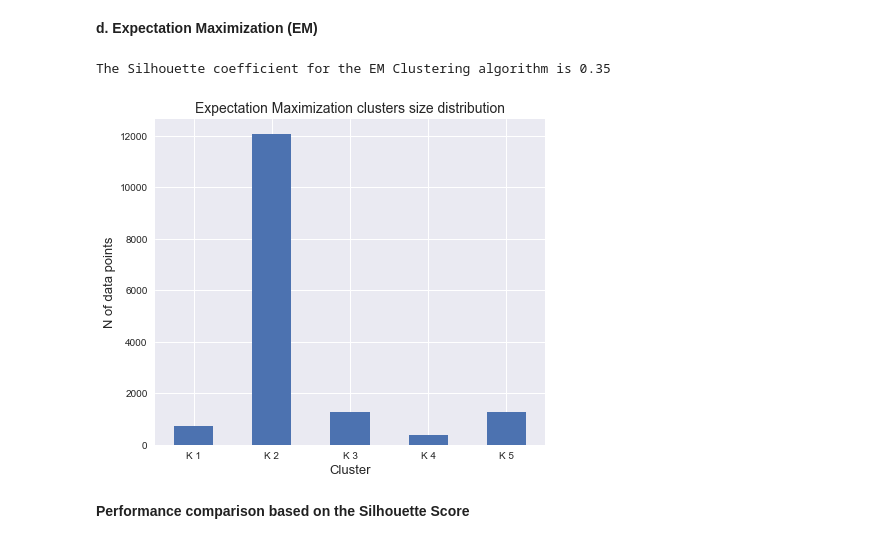
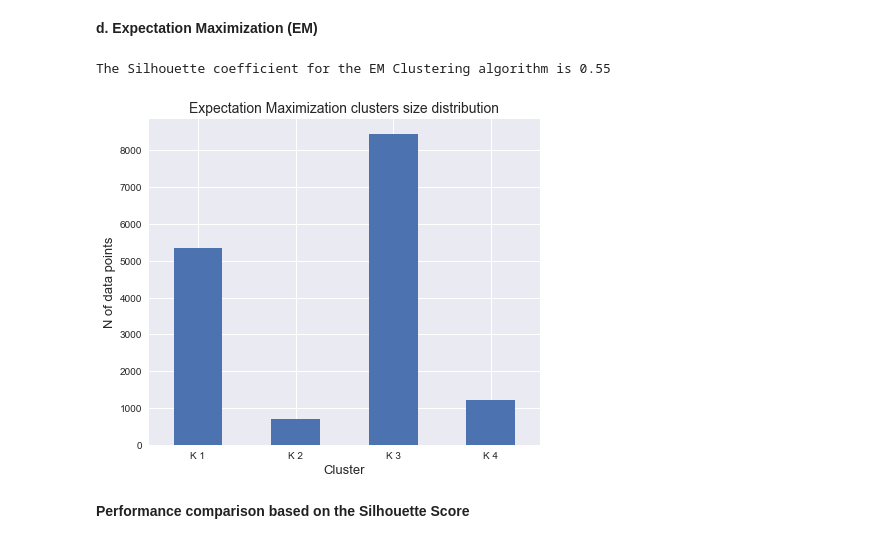
Before and after one commit to jvrnuno/Hotel_Customer_Segmentation, a Jupyter notebook: notebooks/4_Modeling.ipynb, the cells around one changed output. Cells and saved outputs as stored; diff of their text form; code cells hidden in the pictures.

```diff
--- a/notebooks/4_Modeling.ipynb
+++ b/notebooks/4_Modeling.ipynb
@@ -91,8 +91,8 @@ It seems that the optimal number of components to which we can reduce our datase
 # %%
-# Initializes PCA with the 6 components
+# Initializes PCA with the 3 components
 
-pca = PCA(n_components=6)
-x_6cols = pca.fit_transform(x_cols)
+pca = PCA(n_components=3)
+x_3cols = pca.fit_transform(x_cols)
 # %% [markdown]
 ---
 ## 4.3. Modeling with K-Means Clustering
@@ -269,9 +269,9 @@ In this section four different clustering algorithms are tested and compared wit
 __a. Agglomerative Hierarchical Clustering__
 # %%
 # Initializes and predicts labels
-ac_labels = AgglomerativeClustering(n_clusters=5, linkage='average').fit_predict(x_6cols)
+ac_labels = AgglomerativeClustering(n_clusters=4, linkage='ward').fit_predict(x_3cols)
 # Calculates average silhouette coefficient
-silhouette_ac = silhouette_score(x_6cols, ac_labels)
+silhouette_ac = silhouette_score(x_3cols, ac_labels)
 # Creates dataframe of the labels for later use
 agglo_df = pd.DataFrame(ac_labels, columns=['cluster_id'])
 # %%
@@ -353,24 +353,24 @@ The Silhouette coefficient for the MeanShift algorithm is 0.42
 __d. Expectation Maximization (EM)__
 # %%
 # Initializes and predicts labels
-gm_labels = GaussianMixture(n_components=5, covariance_type='full').fit_predict(x_6cols)
+gm_labels = GaussianMixture(n_components=4, covariance_type='full').fit_predict(x_3cols)
 # Calculates average silhouette coefficient
-silhouette_gm = silhouette_score(x_6cols, gm_labels)
+silhouette_gm = silhouette_score(x_3cols, gm_labels)
 # Creates dataframe of the labels for later use
 gaussmix_df = pd.DataFrame(gm_labels, columns=['cluster_id'])
 # %%
 print('The Silhouette coefficient for the EM Clustering algorithm is '+str(round(silhouette_gm, 2)))
 
 # Creates plot of cluster sizes
 agglo_df.value_counts().sort_index().plot.bar(figsize=(7, 6))
 plt.title('Expectation Maximization clusters size distribution', fontsize=14)
 plt.xlabel('Cluster', fontsize=13)
 plt.ylabel('N of data points', fontsize=13)
-plt.xticks(ticks=[0,1,2,3,4], labels=['K 1','K 2','K 3','K 4','K 5'], rotation=0)
+plt.xticks(ticks=[0,1,2,3], labels=['K 1','K 2','K 3','K 4'], rotation=0)
 plt.show()
 # %% [output]
-The Silhouette coefficient for the EM Clustering algorithm is 0.35
+The Silhouette coefficient for the EM Clustering algorithm is 0.55
-[figure, old version]
+[figure, new version]
 # %% [markdown]
 __Performance comparison based on the Silhouette Score__
 # %%
```
Also changed, not shown: parts of 26 cells of this notebook, 4 other files.
